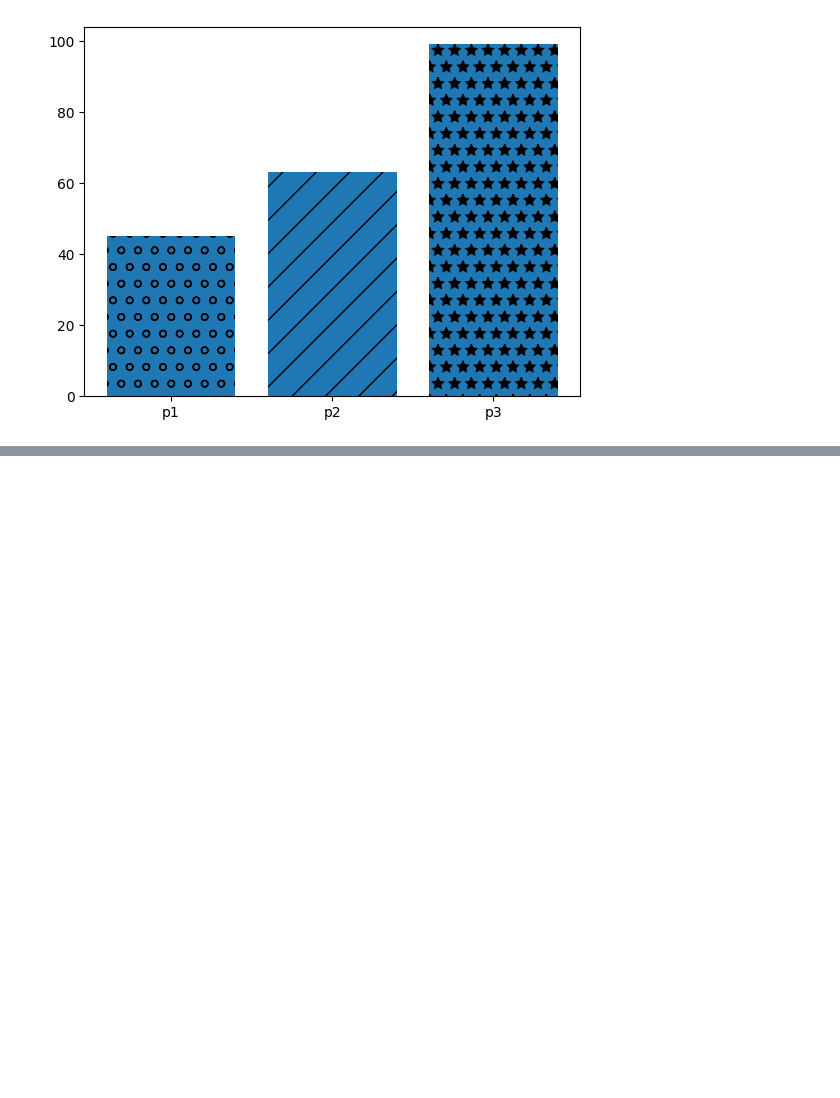
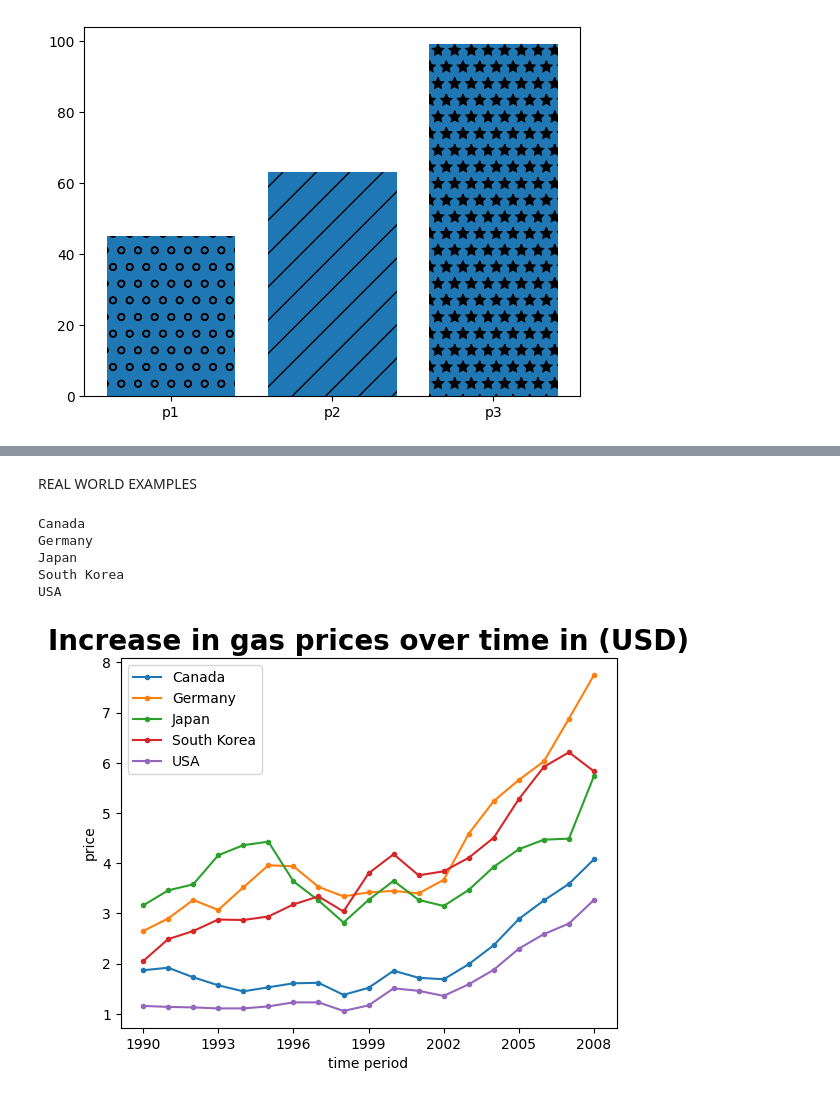
Before and after one commit to MuhammadHammads22/MACHINE-LEARNINIG, a Jupyter notebook: machine learning/matplotlib/basics.ipynb, the cells around one changed output, grey strips where cells are left out. Drawn from its saved outputs; the diff is of its cells as text; code cells hidden in the pictures; blank space fills up the shorter version.

```diff
--- a/machine learning/matplotlib/basics.ipynb
+++ b/machine learning/matplotlib/basics.ipynb
@@ -50,0 +46,32 @@ bar1[2].set_hatch('*')
+# %% [markdown]
+REAL WORLD EXAMPLES
+# %%
+gas=pd.read_csv("gas_prices.csv")
+# table=pd.DataFrame(gas)
+# print(pd.DataFrame.from_dict(table))
+# print(gas.iloc[0])
+countries=gas.columns
+countries=countries[2::2]
+for country in countries:
+    print(country)
+    plt.plot(gas.Year,gas[country],label=country,marker=".")
+# plt.plot(gas.Year,gas.USA,label="united states")
+# plt.plot(gas.Year,gas.Canada,label="canada")
+# # for country in countries:
+#     # plt.plot(gas.Year,)
+plt.xlabel("time period")
+plt.title("Increase in gas prices over time in (USD)",fontdict={"fontsize":20,"fontweight":"bold"})
+plt.ylabel("price")
+plt.xticks(gas.Year[::3])
+plt.savefig("Gas price graph.png",dpi=300)
+plt.legend()
+
+
+plt.show()
+# %% [output]
+Canada
+Germany
+Japan
+South Korea
+USA
+[figure, added]
```
Also changed, not shown: parts of 3 cells of this notebook.
